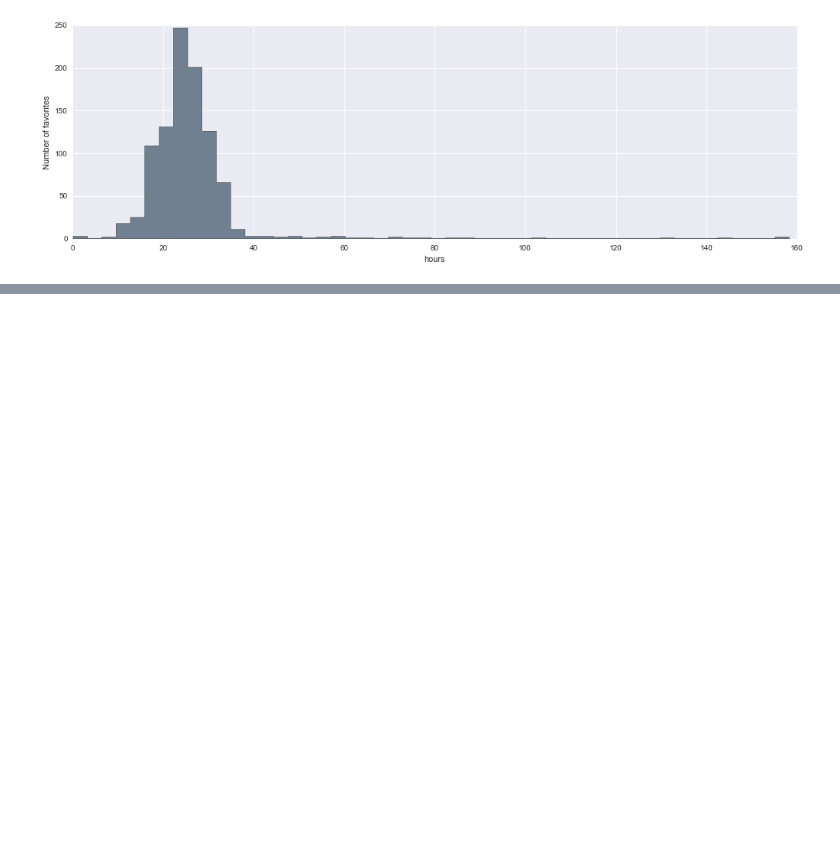
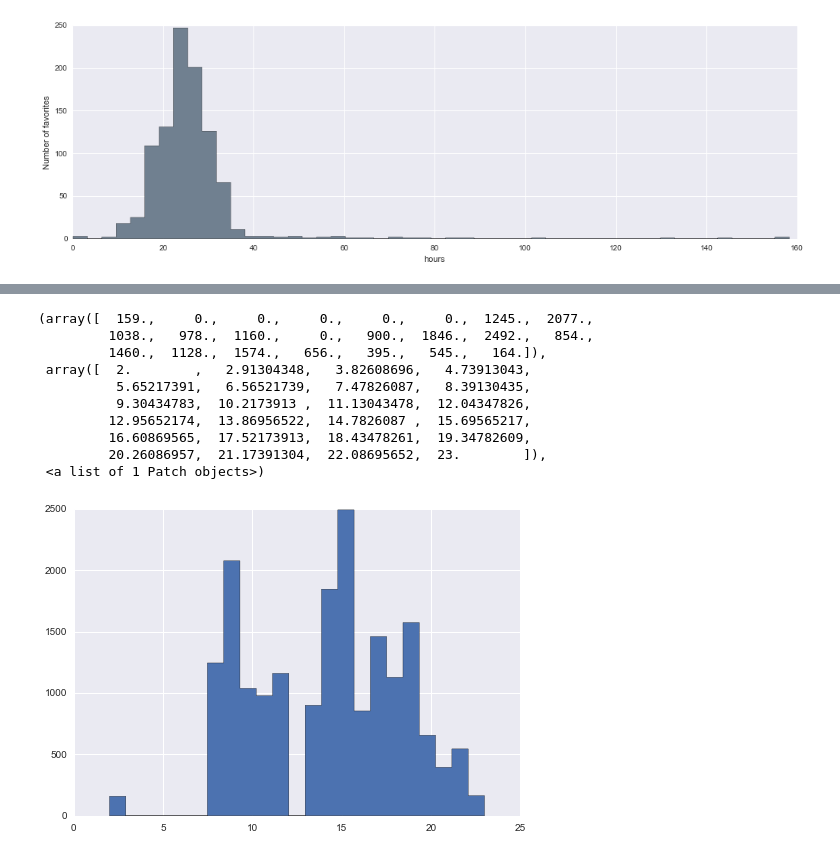
Before and after one commit to odhondt/flickr-data, a Jupyter notebook: flickr data.ipynb, the cells around one changed output, grey strips where cells are left out. Cells and saved outputs as stored; diff of their text form; code cells hidden in the pictures; blank space fills up the shorter version.

```diff
--- a/flickr data.ipynb
+++ b/flickr data.ipynb
@@ -298,0 +364,15 @@ df.to_csv('flickr_activity_explore_08-07-2014.csv')
+# %%
+tt=pd.DatetimeIndex(df['posted'])
+hist(tt.hour, bins=23, histtype='stepfilled')
+# %% [output]
+(array([  159.,     0.,     0.,     0.,     0.,     0.,  1245.,  2077.,
+         1038.,   978.,  1160.,     0.,   900.,  1846.,  2492.,   854.,
+         1460.,  1128.,  1574.,   656.,   395.,   545.,   164.]),
+ array([  2.        ,   2.91304348,   3.82608696,   4.73913043,
+          5.65217391,   6.56521739,   7.47826087,   8.39130435,
+          9.30434783,  10.2173913 ,  11.13043478,  12.04347826,
+         12.95652174,  13.86956522,  14.7826087 ,  15.69565217,
+         16.60869565,  17.52173913,  18.43478261,  19.34782609,
+         20.26086957,  21.17391304,  22.08695652,  23.        ]),
+ <a list of 1 Patch objects>)
+[figure, added]
```
Also changed, not shown: parts of 17 cells of this notebook.
